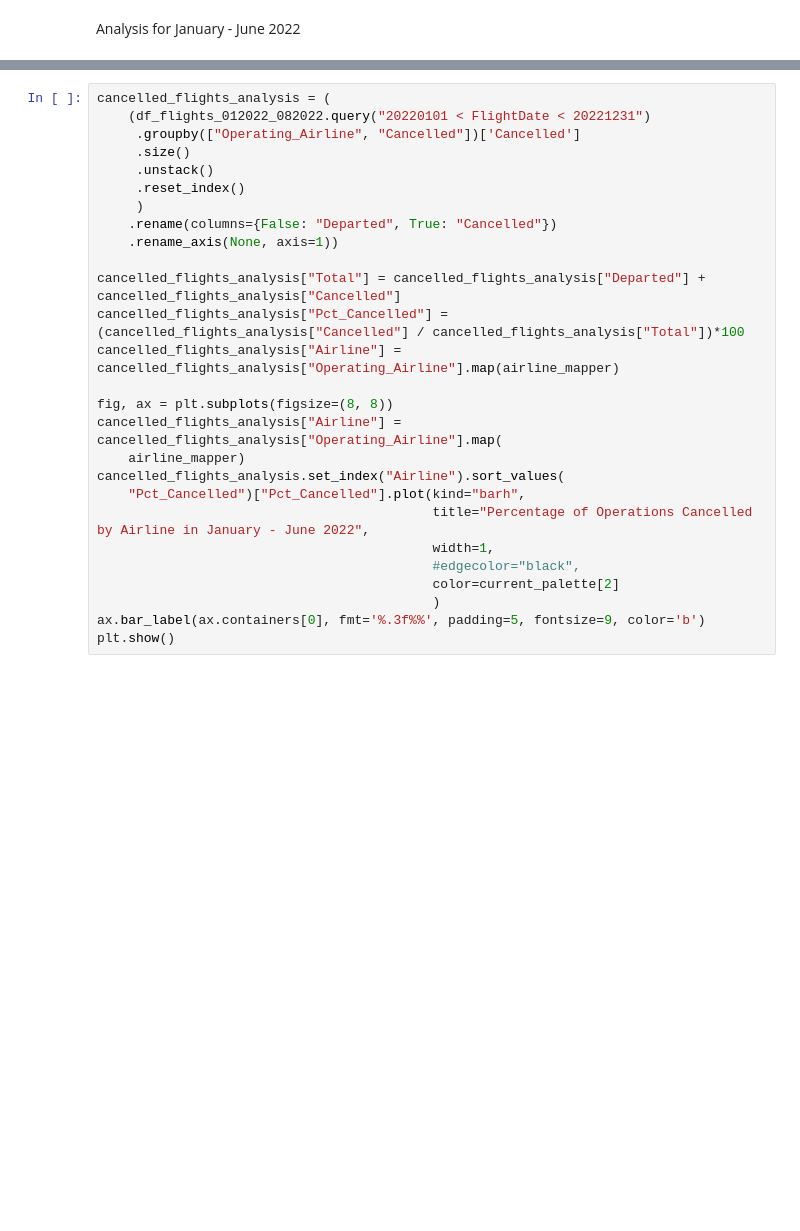
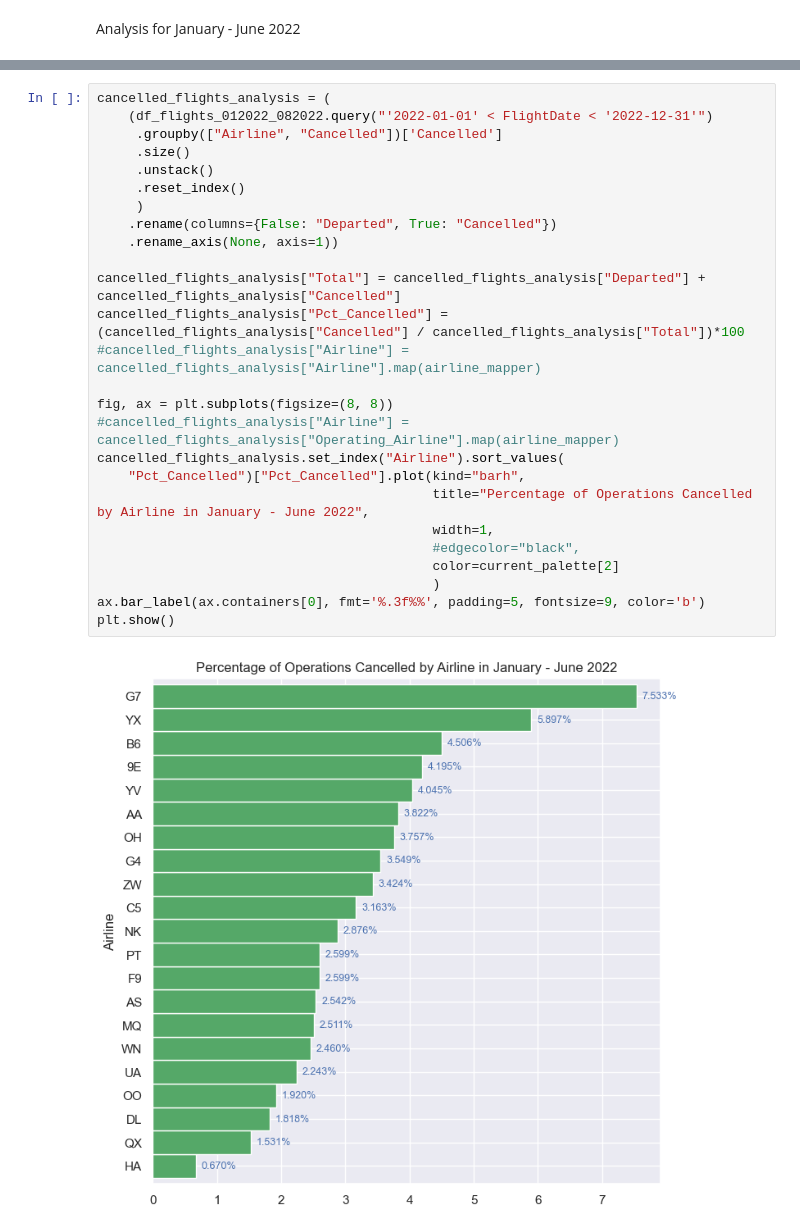
Before and after one commit to georgetown-analytics/team-3, a Jupyter notebook: flight_model/notebooks/EDA/eda1_flight_data.ipynb, the cells around one changed output, grey strips where cells are left out. Saved outputs shown, nothing was run; the diff lists cells and outputs as text; blank space fills up the shorter version.

```diff
--- a/flight_model/notebooks/EDA/eda1_flight_data.ipynb
+++ b/flight_model/notebooks/EDA/eda1_flight_data.ipynb
@@ -445,27 +629,28 @@ df_flights_012022_082022["FlightDate"].value_counts()
 # %%
 cancelled_flights_analysis = (
-    (df_flights_012022_082022.query("20220101 < FlightDate < 20221231")
-     .groupby(["Operating_Airline", "Cancelled"])['Cancelled']
+    (df_flights_012022_082022.query("'2022-01-01' < FlightDate < '2022-12-31'")
+     .groupby(["Airline", "Cancelled"])['Cancelled']
      .size()
      .unstack()
      .reset_index()
      )
     .rename(columns={False: "Departed", True: "Cancelled"})
     .rename_axis(None, axis=1))
 
 cancelled_flights_analysis["Total"] = cancelled_flights_analysis["Departed"] + cancelled_flights_analysis["Cancelled"]
 cancelled_flights_analysis["Pct_Cancelled"] = (cancelled_flights_analysis["Cancelled"] / cancelled_flights_analysis["Total"])*100
-cancelled_flights_analysis["Airline"] = cancelled_flights_analysis["Operating_Airline"].map(airline_mapper)
+#cancelled_flights_analysis["Airline"] = cancelled_flights_analysis["Airline"].map(airline_mapper)
 
 fig, ax = plt.subplots(figsize=(8, 8))
-cancelled_flights_analysis["Airline"] = cancelled_flights_analysis["Operating_Airline"].map(
-    airline_mapper)
+#cancelled_flights_analysis["Airline"] = cancelled_flights_analysis["Operating_Airline"].map(airline_mapper)
 cancelled_flights_analysis.set_index("Airline").sort_values(
     "Pct_Cancelled")["Pct_Cancelled"].plot(kind="barh",
                                            title="Percentage of Operations Cancelled by Airline in January - June 2022",
                                            width=1,
                                            #edgecolor="black",
                                            color=current_palette[2]
                                            )
 ax.bar_label(ax.containers[0], fmt='%.3f%%', padding=5, fontsize=9, color='b')
 plt.show()
+# %% [output]
+[figure, added]
```
Also changed, not shown: parts of 22 cells of this notebook.
